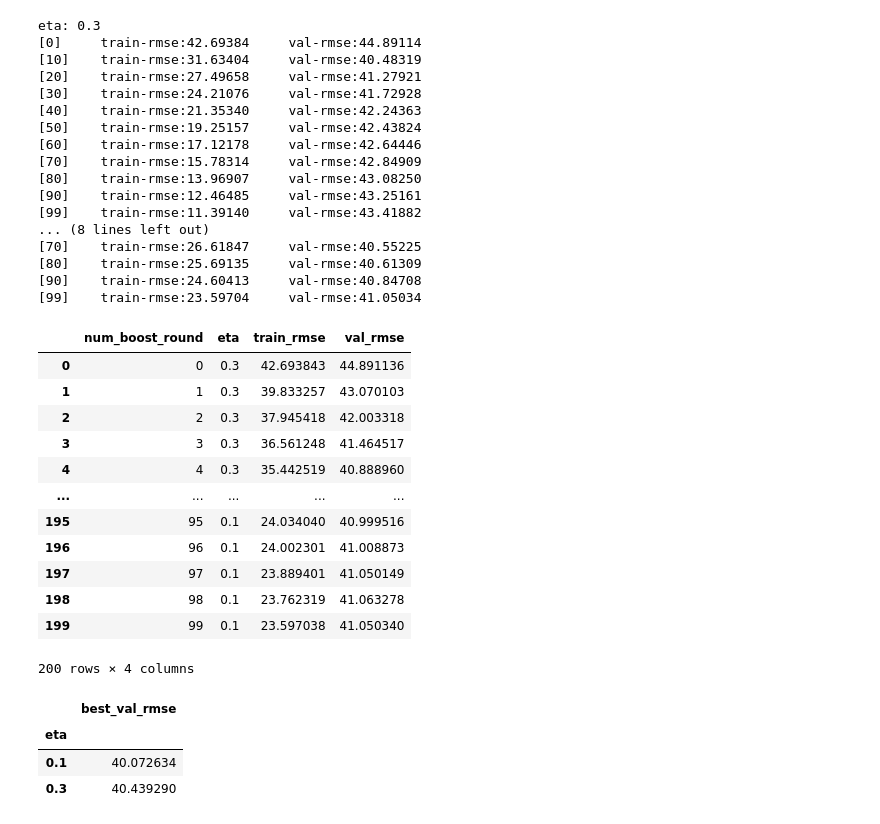
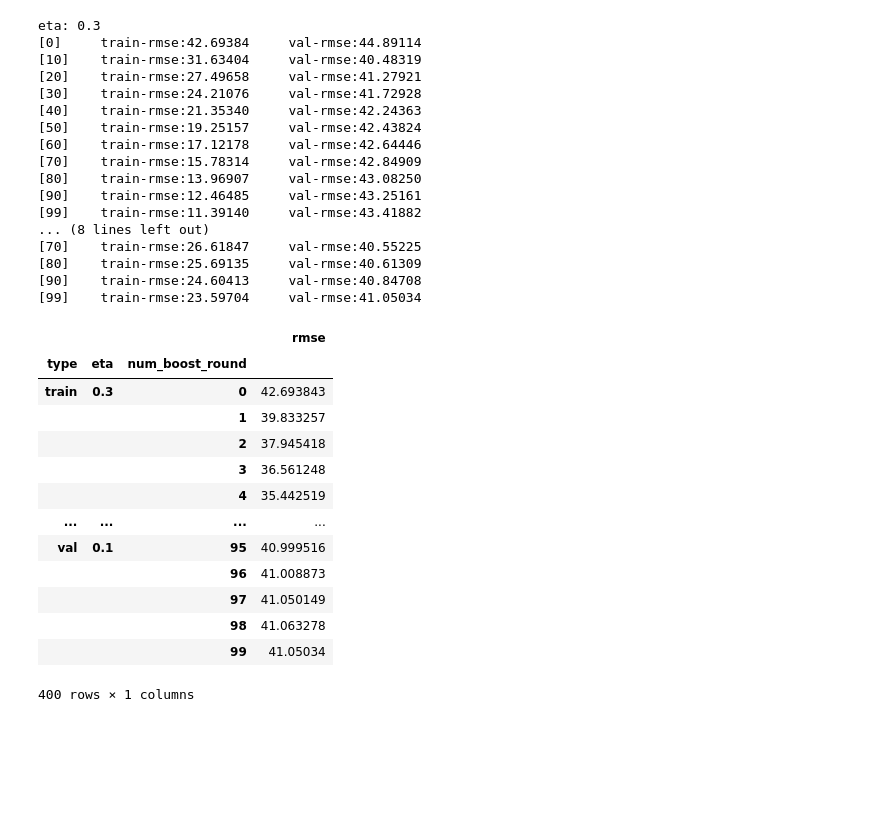
Before and after one commit to VolodymyrBil/project1_yanqing-song, a Jupyter notebook: 06-trees.ipynb, the cells around one changed output. Drawn from its saved outputs; the diff is of its cells as text; code cells hidden in the pictures; blank space fills up the shorter version.

```diff
--- a/06-trees.ipynb
+++ b/06-trees.ipynb
@@ -535,32 +536,24 @@ eta: 0.3
 [80]    train-rmse:25.69135     val-rmse:40.61309
 [90]    train-rmse:24.60413     val-rmse:40.84708
 [99]    train-rmse:23.59704     val-rmse:41.05034
-# %%
-eta_df = []
-for eta, v in result.items():
-    df = pd.DataFrame({'eta': eta, 'train_rmse': v['train']['rmse'], 'val_rmse': v['val']['rmse']})
-    eta_df.append(df)
-
-eta_df = pd.concat(eta_df, axis=0).reset_index(names='num_boost_round')
-eta_df
-# %% [output]
-|  | num_boost_round | eta | train_rmse | val_rmse |
-| 0 | 0 | 0.3 | 42.693843 | 44.891136 |
-| 1 | 1 | 0.3 | 39.833257 | 43.070103 |
-| 2 | 2 | 0.3 | 37.945418 | 42.003318 |
-| 3 | 3 | 0.3 | 36.561248 | 41.464517 |
-| 4 | 4 | 0.3 | 35.442519 | 40.888960 |
-| ... | ... | ... | ... | ... |
-| 195 | 95 | 0.1 | 24.034040 | 40.999516 |
-| 196 | 96 | 0.1 | 24.002301 | 41.008873 |
-| 197 | 97 | 0.1 | 23.889401 | 41.050149 |
-| 198 | 98 | 0.1 | 23.762319 | 41.063278 |
-| 199 | 99 | 0.1 | 23.597038 | 41.050340 |
-200 rows × 4 columns
-# %%
-eta_df.groupby('eta').agg(best_val_rmse=pd.NamedAgg('val_rmse','min'))
-# %% [output]
-|  | best_val_rmse |
-| eta |  |
-| 0.1 | 40.072634 |
-| 0.3 | 40.439290 |
+# %%
+result_df = pd.DataFrame(result).stack().apply(pd.Series).explode('rmse')
+result_df = result_df.set_index([result_df.index, np.tile(range(100), 4)]).rename_axis(
+    index=['type', 'eta', 'num_boost_round']
+)
+result_df
+# %% [output]
+|  |  |  | rmse |
+| type | eta | num_boost_round |  |
+| train | 0.3 | 0 | 42.693843 |
+|  |  | 1 | 39.833257 |
+|  |  | 2 | 37.945418 |
+|  |  | 3 | 36.561248 |
+|  |  | 4 | 35.442519 |
+| ... | ... | ... | ... |
+| val | 0.1 | 95 | 40.999516 |
+|  |  | 96 | 41.008873 |
+|  |  | 97 | 41.050149 |
+|  |  | 98 | 41.063278 |
+|  |  | 99 | 41.05034 |
+400 rows × 1 columns
```
Also changed, not shown: parts of 5 cells of this notebook.
